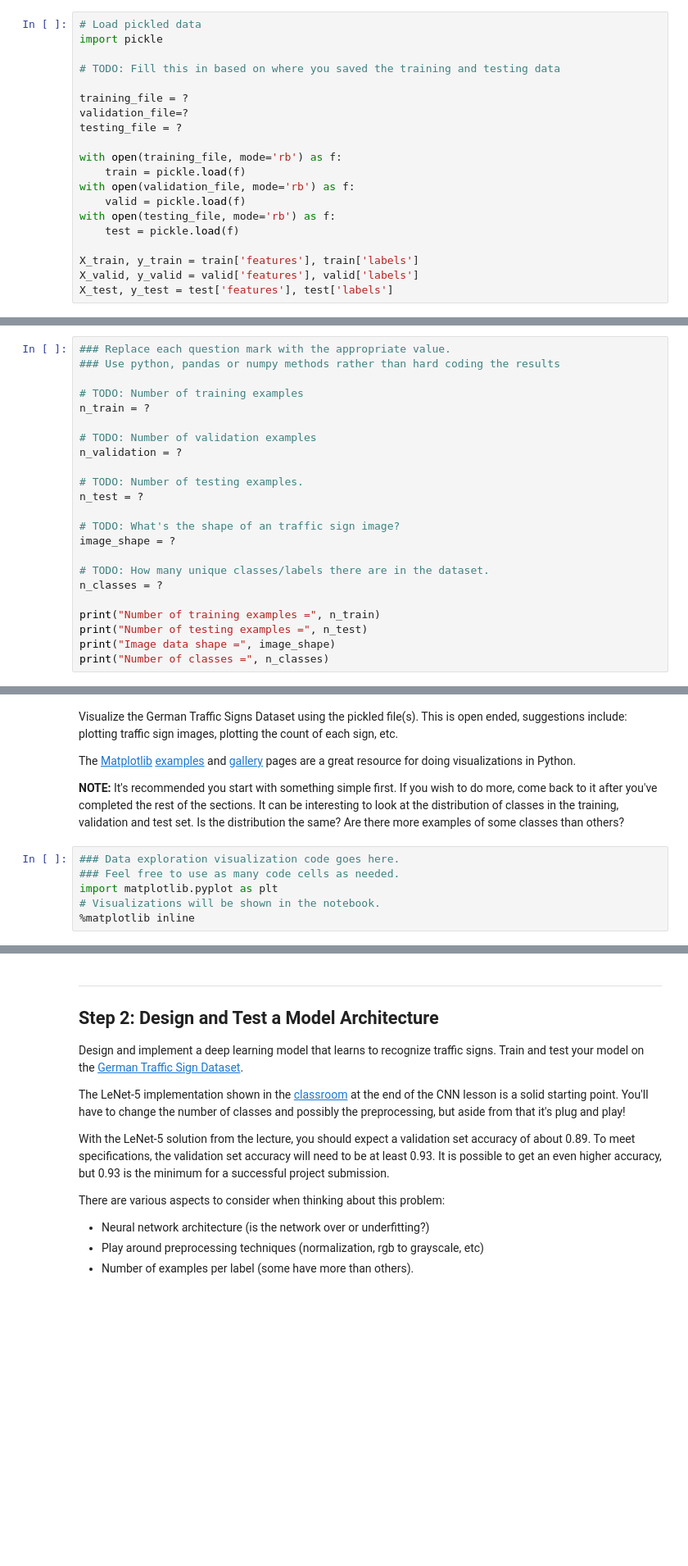
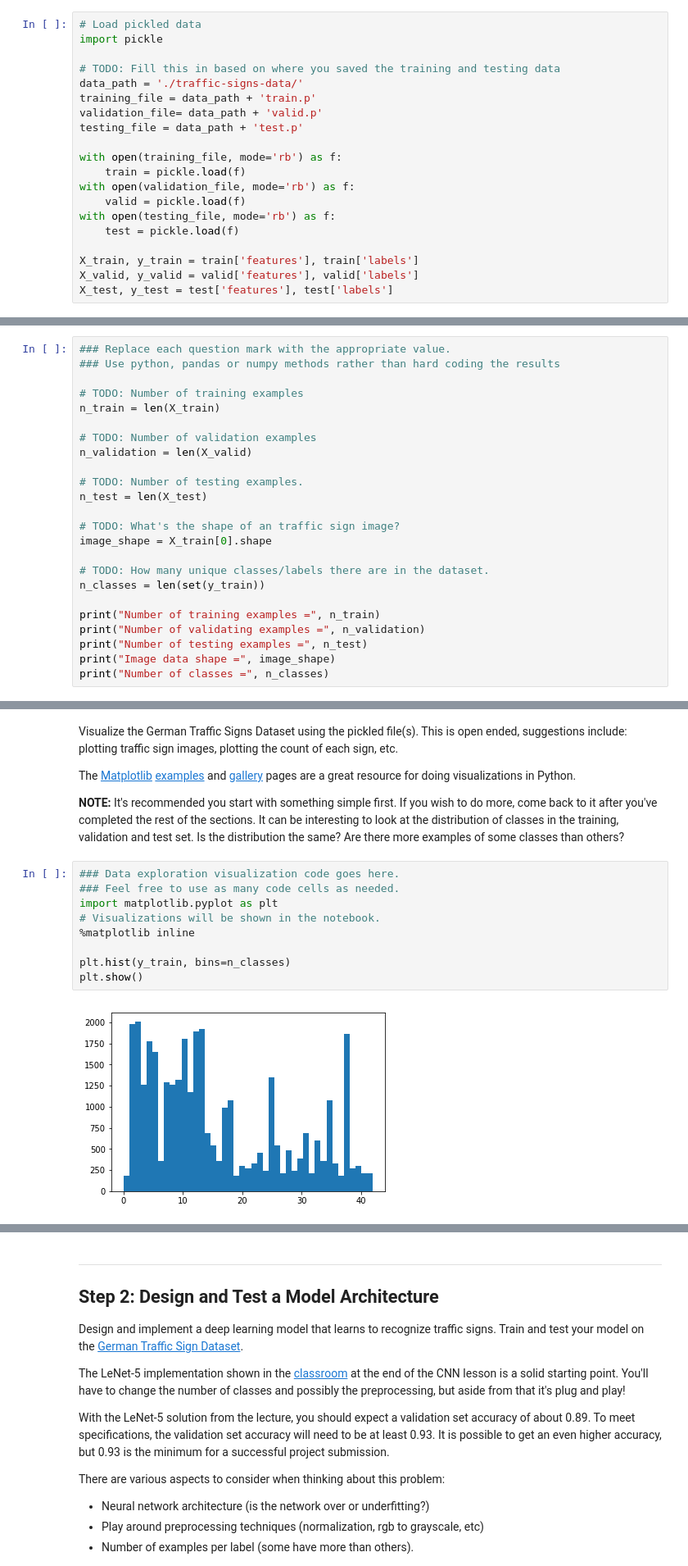
Before and after one commit to Akitsuyoshi/CarND-Traffic-Sign-Classifier-Project, a Jupyter notebook: Traffic_Sign_Classifier.ipynb, the cells around one changed output, grey strips where cells are left out. Shown at 82% size. Saved outputs shown, nothing was run; the diff lists cells and outputs as text; blank space fills up the shorter version.

```diff
--- a/Traffic_Sign_Classifier.ipynb
+++ b/Traffic_Sign_Classifier.ipynb
@@ -24,10 +24,10 @@ The [rubric](https://review.udacity.com/#!/rubrics/481/view) contains "Stand Out
 import pickle
 
 # TODO: Fill this in based on where you saved the training and testing data
-
-training_file = ?
-validation_file=?
-testing_file = ?
+data_path = './traffic-signs-data/'
+training_file = data_path + 'train.p'
+validation_file= data_path + 'valid.p'
+testing_file = data_path + 'test.p'
 
 with open(training_file, mode='rb') as f:
     train = pickle.load(f)
@@ -59,21 +59,22 @@ Complete the basic data summary below. Use python, numpy and/or pandas methods t
 ### Use python, pandas or numpy methods rather than hard coding the results
 
 # TODO: Number of training examples
-n_train = ?
+n_train = len(X_train)
 
 # TODO: Number of validation examples
-n_validation = ?
+n_validation = len(X_valid)
 
 # TODO: Number of testing examples.
-n_test = ?
+n_test = len(X_test)
 
 # TODO: What's the shape of an traffic sign image?
-image_shape = ?
+image_shape = X_train[0].shape
 
 # TODO: How many unique classes/labels there are in the dataset.
-n_classes = ?
+n_classes = len(set(y_train))
 
 print("Number of training examples =", n_train)
+print("Number of validating examples =", n_validation)
 print("Number of testing examples =", n_test)
 print("Image data shape =", image_shape)
 print("Number of classes =", n_classes)
@@ -88,6 +95,11 @@ The [Matplotlib](http://matplotlib.org/) [examples](http://matplotlib.org/exampl
 # %%
 ### Data exploration visualization code goes here.
 ### Feel free to use as many code cells as needed.
 import matplotlib.pyplot as plt
 # Visualizations will be shown in the notebook.
 %matplotlib inline
+
+plt.hist(y_train, bins=n_classes)
+plt.show()
+# %% [output]
+[figure, added]
```
Also changed, not shown: parts of 11 cells of this notebook.
